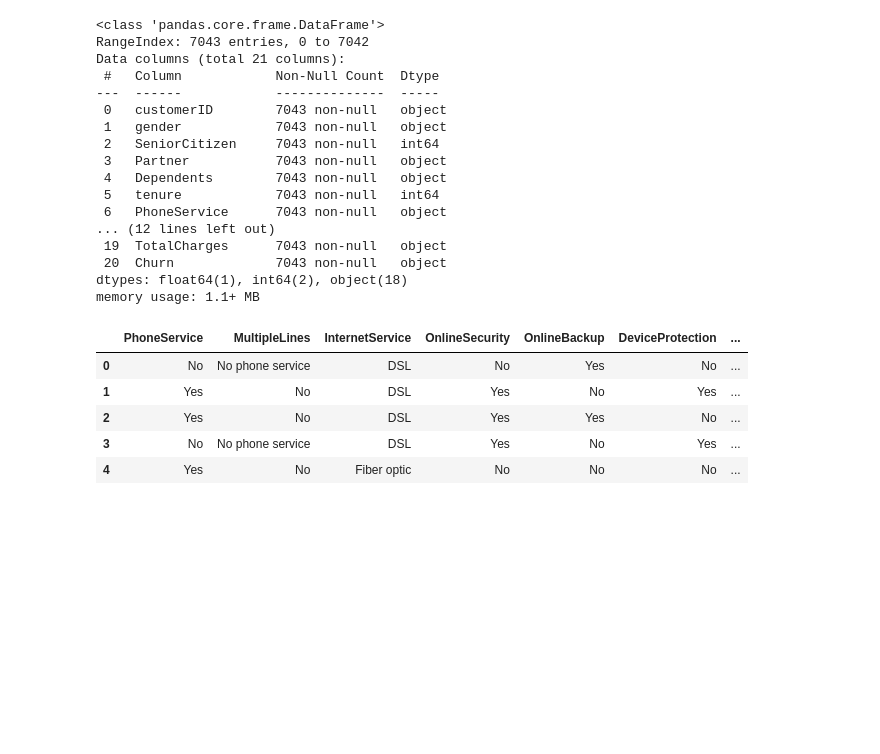
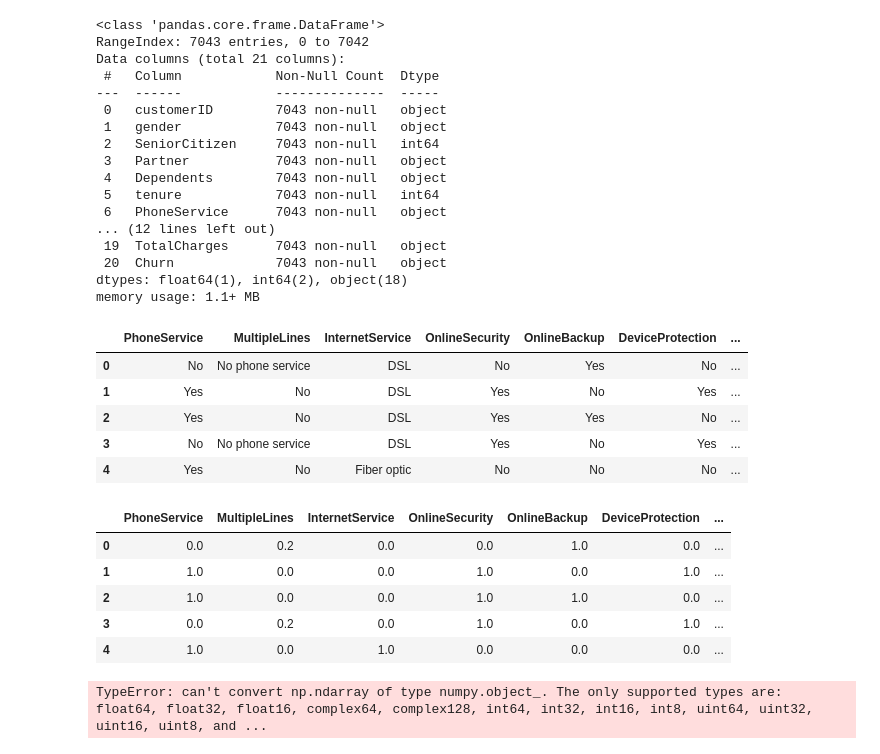
Before and after one commit to Rustydinoco/ML_Learning, a Jupyter notebook: Customer_Churn_NN.ipynb, the cells around one changed output. Saved outputs shown, nothing was run; the diff lists cells and outputs as text; code cells hidden in the pictures; blank space fills up the shorter version.

Commit message:
Train - Test Split

```diff
--- a/Customer_Churn_NN.ipynb
+++ b/Customer_Churn_NN.ipynb
@@ -94,3 +94,34 @@ df['OnlineBackup'] = df['OnlineBackup'].replace('No internet service', 0.2)
 df['DeviceProtection'] = df['DeviceProtection'].replace('No', 0.0)
 df['DeviceProtection'] = df['DeviceProtection'].replace('Yes', 1.0)
 df['DeviceProtection'] = df['DeviceProtection'].replace('No internet service', 0.2)
+
+df['TechSupport'] = df['TechSupport'].replace('No', 0.0)
+df['TechSupport'] = df['TechSupport'].replace('Yes', 1.0)
+
+df['StreamingTV'] = df['StreamingTV'].replace('No', 0.0)
+df['StreamingTV'] = df['StreamingTV'].replace('Yes', 1.0)
+df['StreamingTV'] = df['StreamingTV'].replace('No internet service', 0.2)
+
+df['StreamingMovies'] = df['StreamingMovies'].replace('No', 0.0)
+df['StreamingMovies'] = df['StreamingMovies'].replace('Yes', 1.0)
+
+df['Contract'] = df['Contract'].replace('Month-to-month', 0.0)
+df['Contract'] = df['Contract'].replace('One year', 1.0)
+df['Contract'] = df['Contract'].replace('Two year', 2.0)
+
+df['PaymentMethod'] = df['PaymentMethod'].replace('Electronic check', 0.0)
+df['PaymentMethod'] = df['PaymentMethod'].replace('Mailed check', 1.0)
+df['PaymentMethod'] = df['PaymentMethod'].replace('Bank transfer (automatic)', 2.0)
+df['PaymentMethod'] = df['PaymentMethod'].replace('Credit card (automatic)', 3.0)
+
+df['Churn'] = df['Churn'].replace('No', 0.0)
+df['Churn'] = df['Churn'].replace('Yes', 1.0)
+# %%
+df.head()
+# %% [output]
+|  | PhoneService | MultipleLines | InternetService | OnlineSecurity | OnlineBackup | DeviceProtection | ... |
+| 0 | 0.0 | 0.2 | 0.0 | 0.0 | 1.0 | 0.0 | ... |
+| 1 | 1.0 | 0.0 | 0.0 | 1.0 | 0.0 | 1.0 | ... |
+| 2 | 1.0 | 0.0 | 0.0 | 1.0 | 1.0 | 0.0 | ... |
+| 3 | 0.0 | 0.2 | 0.0 | 1.0 | 0.0 | 1.0 | ... |
+| 4 | 1.0 | 0.0 | 1.0 | 0.0 | 0.0 | 0.0 | ... |
@@ -96,0 +137,7 @@ df['DeviceProtection'] = df['DeviceProtection'].replace('No internet service', 0
+# %%
+X_train = torch.FloatTensor(X_train)
+X_test = torch.FloatTensor(X_test)
+y_train = torch.LongTensor(y_train)
+y_test = torch.LongTensor(y_test)
+# %% [output]
+TypeError: can't convert np.ndarray of type numpy.object_. The only supported types are: float64, float32, float16, complex64, complex128, int64, int32, int16, int8, uint64, uint32, uint16, uint8, and ...
```
Also changed, not shown: parts of 3 cells of this notebook.
